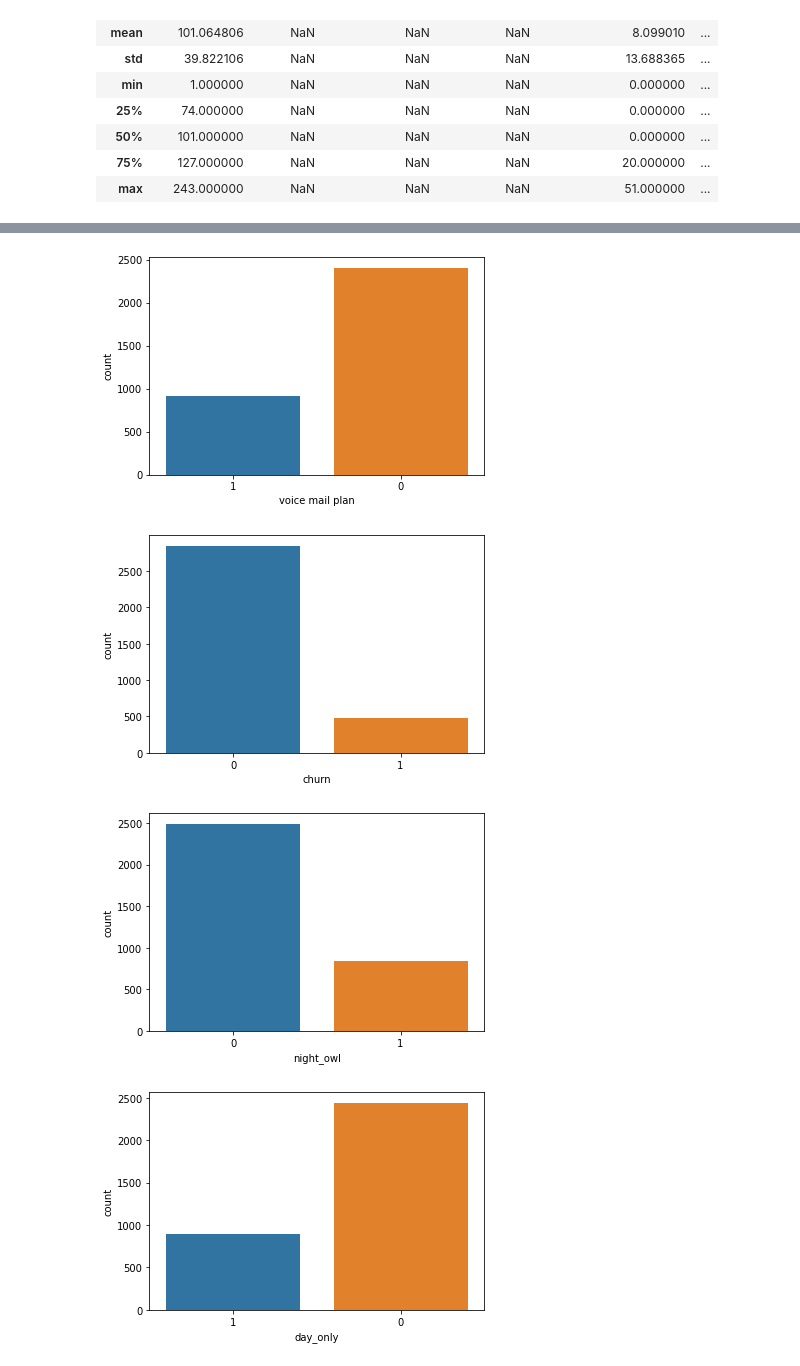
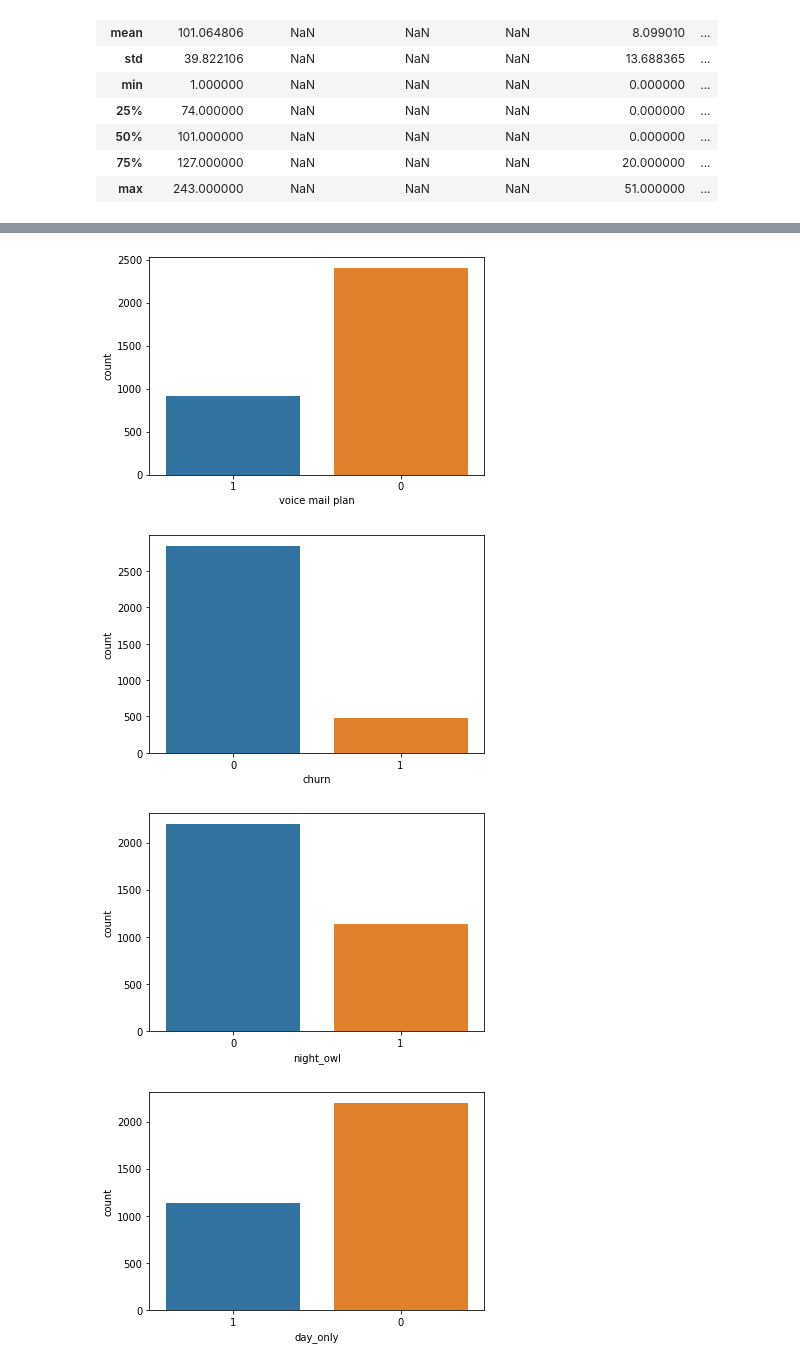
Before and after one commit to ptorres001/customer_churn, a Jupyter notebook: 01_EDA_Cleaning.ipynb, the cells around one changed output, grey strips where cells are left out. Cells and saved outputs as stored; diff of their text form; code cells hidden in the pictures.

```diff
--- a/01_EDA_Cleaning.ipynb
+++ b/01_EDA_Cleaning.ipynb
@@ -217,10 +217,10 @@ df['total_calls'] = (df['total day calls'] + df['total eve calls'] + df['total n
 The following conditionals were dervied when I created the percentage features above. Anything over the 75 percentile
 is classified as this category
 """
-df['night_owl'] = np.where( (df['night_perc'] >= 0.389 ) ,'1','0')
-df['day_only'] = np.where( (df['day_perc'] >= 0.35 ) ,'1','0')
-df['traveler'] = np.where( (df['intl_perc'] >= 0.02 ) ,'1','0')
-df['eve_only'] = np.where( (df['eve_perc'] >= 0.387 ) ,'1','0')
+df['night_owl'] = np.where( (df['night_perc'] >= np.percentile(df['night_perc'],66) ) ,'1','0')
+df['day_only'] = np.where( (df['day_perc'] >= np.percentile(df['day_perc'],66) ) ,'1','0')
+df['traveler'] = np.where( (df['intl_perc'] >= np.percentile(df['intl_perc'],66) ) ,'1','0')
+df['eve_only'] = np.where( (df['eve_perc'] >= np.percentile(df['eve_perc'],66) ) ,'1','0')
 
 
 # got rid of this column because no customer was roaming
@@ -400,12 +400,12 @@ Name: traveler, dtype: float64
 # %%
 
 for i in cat_lst:
-    sb.countplot(x = df[i])
+    sb.countplot(x = df1[i])
     plt.show()
 # %% [output]
 [figure]
 [figure]
 [figure]
 [figure]
-[figure, old version]
+[figure, new version]
-[figure, old version]
+[figure, new version]
```
Also changed, not shown: parts of 6 cells of this notebook.
